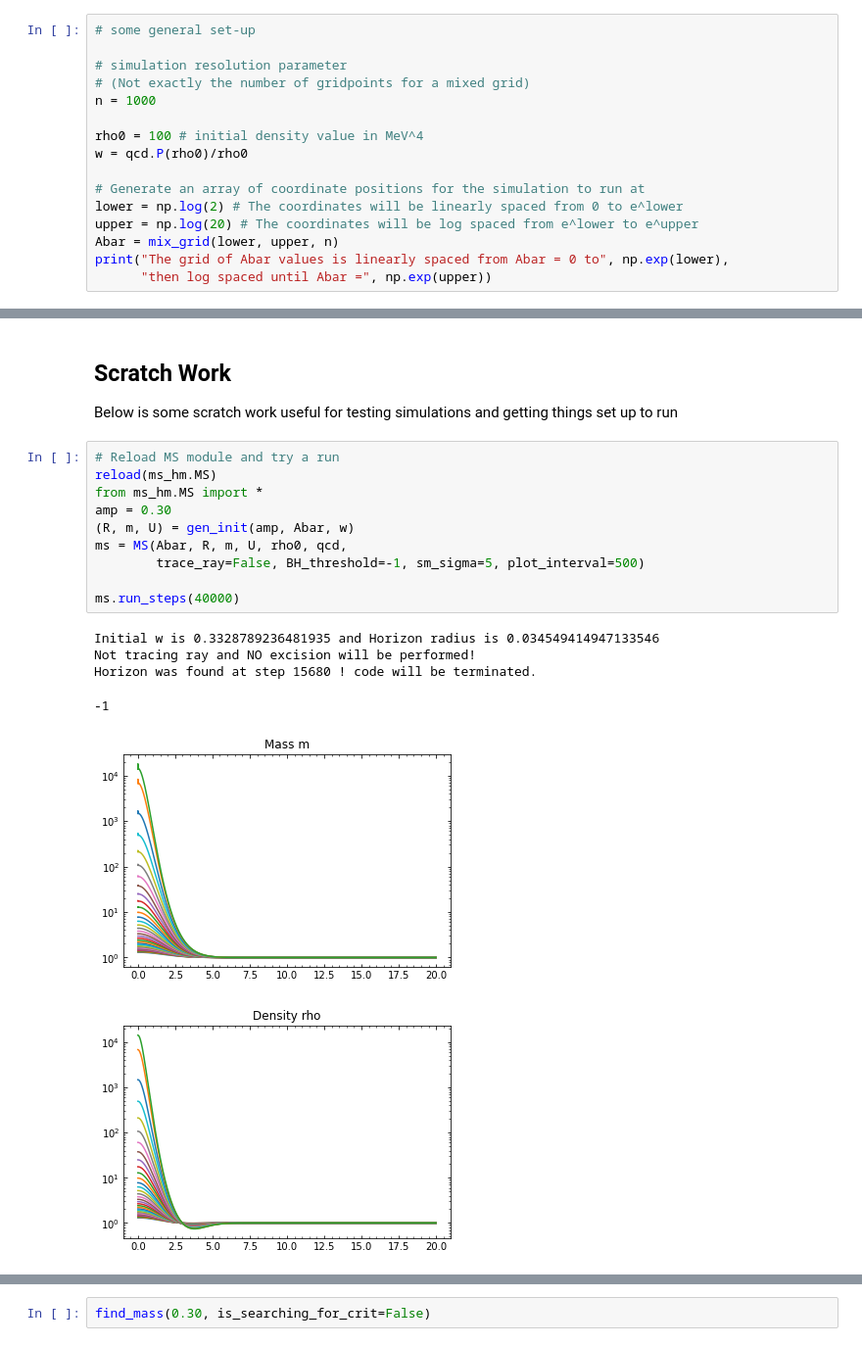
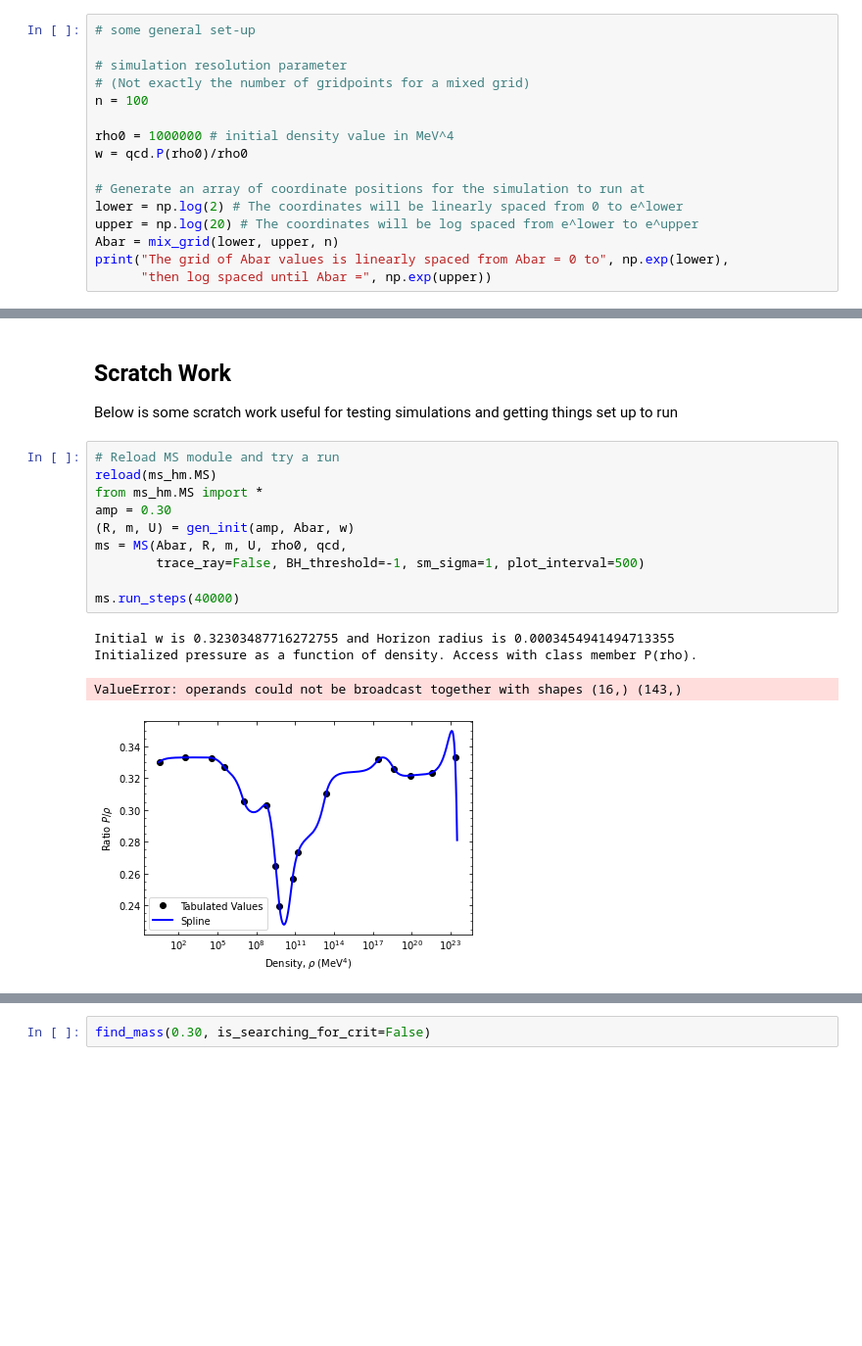
Before and after one commit to jbmertens/criticalcollapse, a Jupyter notebook: Critical_scaling.ipynb, the cells around one changed output, grey strips where cells are left out. Shown at 98% size. Drawn from its saved outputs; the diff is of its cells as text; blank space fills up the shorter version.

Commit message:
changes to pressure in MS class

```diff
--- a/Critical_scaling.ipynb
+++ b/Critical_scaling.ipynb
@@ -212,9 +215,9 @@ Code below will set up grids (arrays) for running the simulations.
 
 # simulation resolution parameter
 # (Not exactly the number of gridpoints for a mixed grid)
-n = 1000
+n = 100
 
-rho0 = 100 # initial density value in MeV^4
+rho0 = 1000000 # initial density value in MeV^4
 w = qcd.P(rho0)/rho0
 
 # Generate an array of coordinate positions for the simulation to run at
@@ -232,17 +235,15 @@ Below is some scratch work useful for testing simulations and getting things set
 # %%
 # Reload MS module and try a run
 reload(ms_hm.MS)
 from ms_hm.MS import *
 amp = 0.30
 (R, m, U) = gen_init(amp, Abar, w)
 ms = MS(Abar, R, m, U, rho0, qcd,
-        trace_ray=False, BH_threshold=-1, sm_sigma=5, plot_interval=500)
+        trace_ray=False, BH_threshold=-1, sm_sigma=1, plot_interval=500)
 
 ms.run_steps(40000)
 # %% [output]
-Initial w is 0.3328789236481935 and Horizon radius is 0.034549414947133546
-Not tracing ray and NO excision will be performed!
-Horizon was found at step 15680 ! code will be terminated.
+Initial w is 0.32303487716272755 and Horizon radius is 0.0003454941494713355
+Initialized pressure as a function of density. Access with class member P(rho).
--1
+ValueError: operands could not be broadcast together with shapes (16,) (143,)
-[figure, old version]
+[figure, new version]
-[figure, removed]
```
Also changed, not shown: parts of 4 cells of this notebook, 1 other file.
